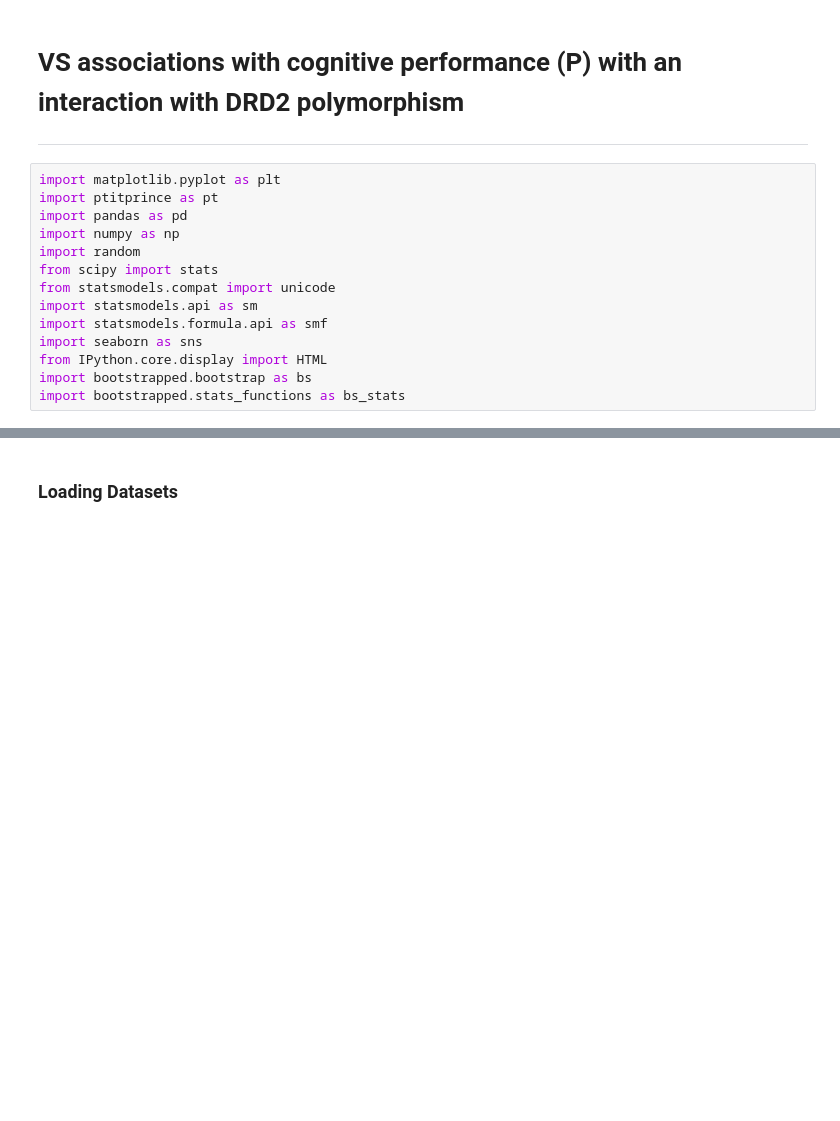
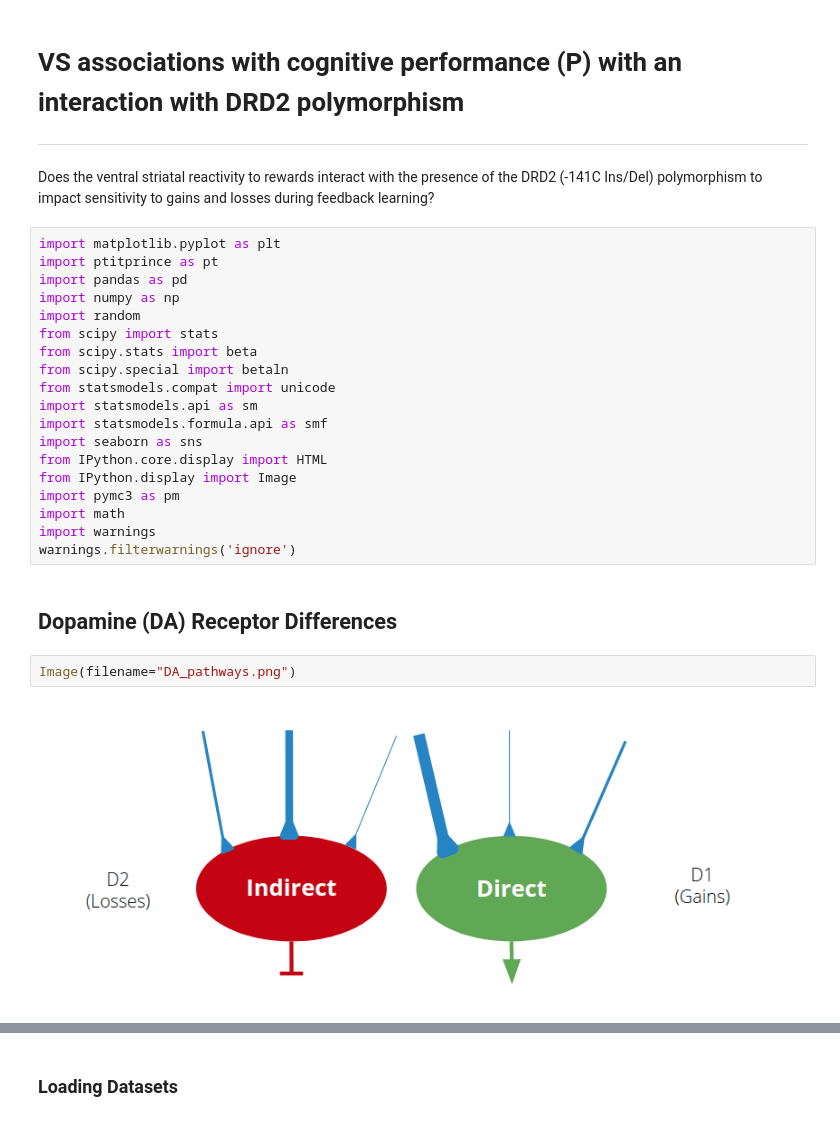
Before and after one commit to cbanuelos/DRD2_Abnormal_Learning, a Jupyter notebook: DataAnalysis_Condensed.ipynb, the cells around one changed output, grey strips where cells are left out. Cells and saved outputs as stored; diff of their text form; blank space fills up the shorter version.

```diff
--- a/DataAnalysis_Condensed.ipynb
+++ b/DataAnalysis_Condensed.ipynb
@@ -2,6 +2,8 @@
 # VS associations with cognitive performance (P) with an interaction with DRD2 polymorphism
 
 ***
+
+Does the ventral striatal reactivity to rewards interact with the presence of the DRD2 (-141C Ins/Del) polymorphism to impact sensitivity to gains and losses during feedback learning?
 # %%
 import matplotlib.pyplot as plt
 import ptitprince as pt
@@ -9,10 +11,21 @@ import pandas as pd
 import numpy as np
 import random
 from scipy import stats
+from scipy.stats import beta
+from scipy.special import betaln
 from statsmodels.compat import unicode
 import statsmodels.api as sm
 import statsmodels.formula.api as smf
 import seaborn as sns
 from IPython.core.display import HTML
-import bootstrapped.bootstrap as bs
-import bootstrapped.stats_functions as bs_stats
+from IPython.display import Image
+import pymc3 as pm
+import math
+import warnings
+warnings.filterwarnings('ignore')
+# %% [markdown]
+## Dopamine (DA) Receptor Differences
+# %%
+Image(filename="DA_pathways.png")
+# %% [output]
+[figure, added]
```
Also changed, not shown: parts of 33 cells of this notebook, 2 other files.
